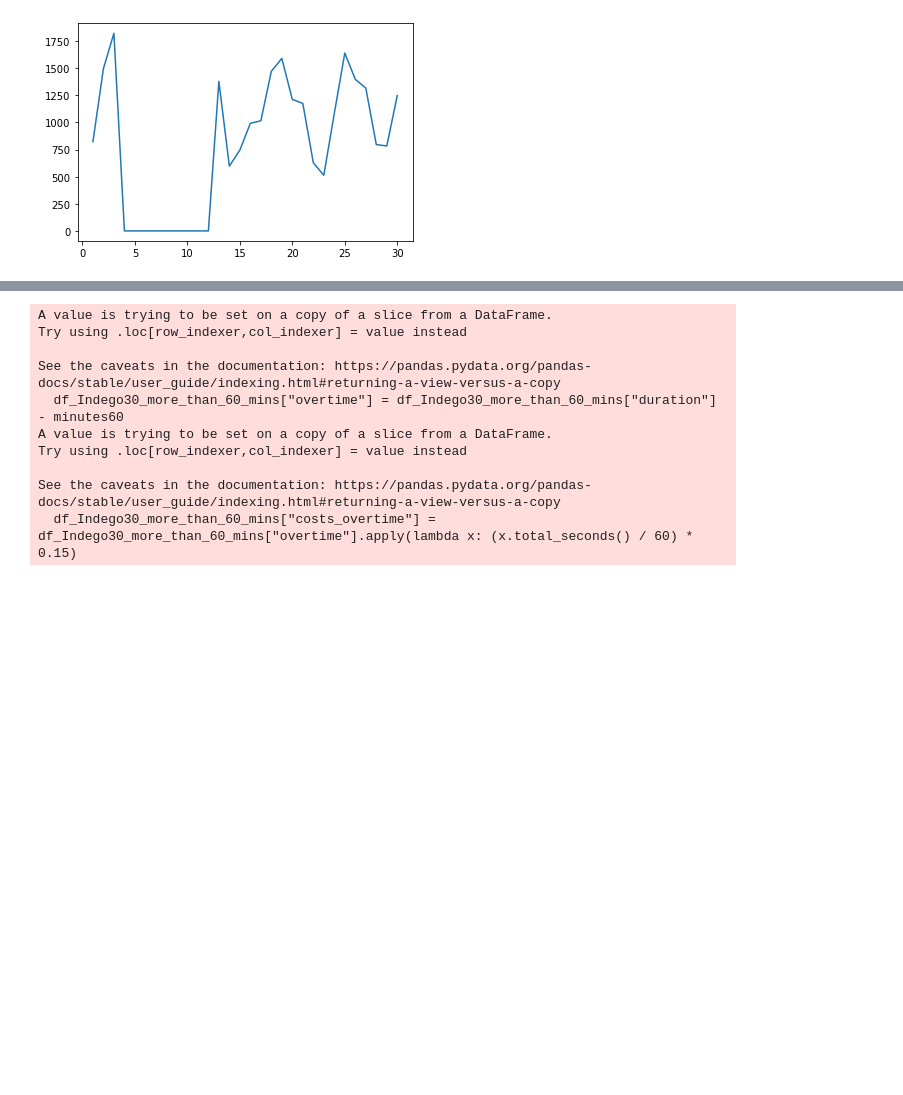
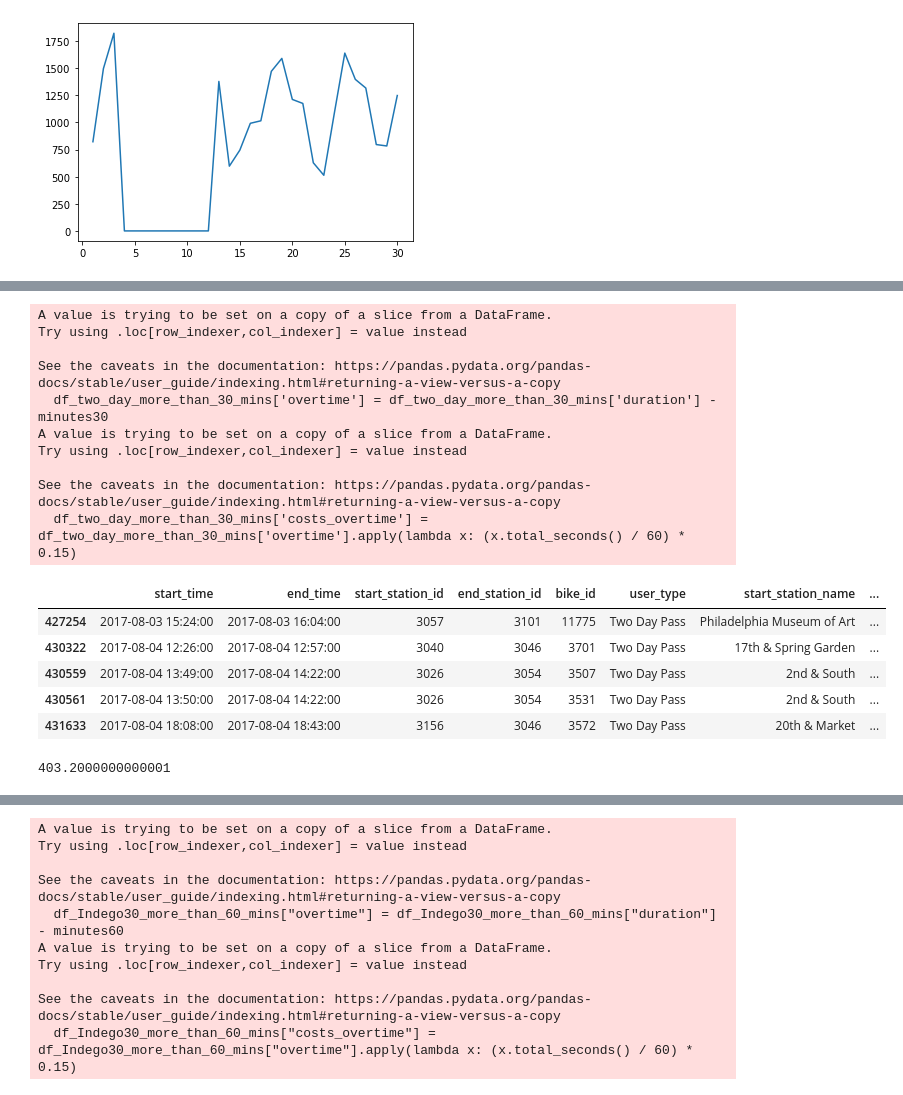
Before and after one commit to GoebelM94/dsml2021, a Jupyter notebook: notebooks/KPI utilization + revenue.ipynb, the cells around one changed output, grey strips where cells are left out. Drawn from its saved outputs; the diff is of its cells as text; code cells hidden in the pictures; blank space fills up the shorter version.

```diff
--- a/notebooks/KPI utilization + revenue.ipynb
+++ b/notebooks/KPI utilization + revenue.ipynb
@@ -332,0 +337,33 @@ print(sumWalkUpOvertimeProfit)
+# %%
+# profit from overtime loans of usertype TwoDayPass
+
+df_two_day = df_bikes[df_bikes['user_type'] == 'Two Day Pass']
+df_two_day_more_than_30_mins = df_two_day[df_two_day['duration'] > minutes30]
+df_two_day_more_than_30_mins['overtime'] = df_two_day_more_than_30_mins['duration'] - minutes30
+
+df_two_day_more_than_30_mins['costs_overtime'] = df_two_day_more_than_30_mins['overtime'].apply(lambda x: (x.total_seconds() / 60) * 0.15)
+
+df_two_day_more_than_30_mins.head()
+# %% [output]
+A value is trying to be set on a copy of a slice from a DataFrame.
+Try using .loc[row_indexer,col_indexer] = value instead
+
+See the caveats in the documentation: https://pandas.pydata.org/pandas-docs/stable/user_guide/indexing.html#returning-a-view-versus-a-copy
+  df_two_day_more_than_30_mins['overtime'] = df_two_day_more_than_30_mins['duration'] - minutes30
+A value is trying to be set on a copy of a slice from a DataFrame.
+Try using .loc[row_indexer,col_indexer] = value instead
+
+See the caveats in the documentation: https://pandas.pydata.org/pandas-docs/stable/user_guide/indexing.html#returning-a-view-versus-a-copy
+  df_two_day_more_than_30_mins['costs_overtime'] = df_two_day_more_than_30_mins['overtime'].apply(lambda x: (x.total_seconds() / 60) * 0.15)
+|  | start_time | end_time | start_station_id | end_station_id | bike_id | user_type | start_station_name | ... |
+| 427254 | 2017-08-03 15:24:00 | 2017-08-03 16:04:00 | 3057 | 3101 | 11775 | Two Day Pass | Philadelphia Museum of Art | ... |
+| 430322 | 2017-08-04 12:26:00 | 2017-08-04 12:57:00 | 3040 | 3046 | 3701 | Two Day Pass | 17th & Spring Garden | ... |
+| 430559 | 2017-08-04 13:49:00 | 2017-08-04 14:22:00 | 3026 | 3054 | 3507 | Two Day Pass | 2nd & South | ... |
+| 430561 | 2017-08-04 13:50:00 | 2017-08-04 14:22:00 | 3026 | 3054 | 3531 | Two Day Pass | 2nd & South | ... |
+| 431633 | 2017-08-04 18:08:00 | 2017-08-04 18:43:00 | 3156 | 3046 | 3572 | Two Day Pass | 20th & Market | ... |
+# %%
+# total sum of all  overtime loans of usertype TwoDayPass
+sum_two_day_Overtime_Profit = sum(df_two_day_more_than_30_mins['costs_overtime'].apply(lambda x: x))
+print(sum_two_day_Overtime_Profit)
+# %% [output]
+403.2000000000001
```
Also changed, not shown: parts of 15 cells of this notebook, 1 other file.
